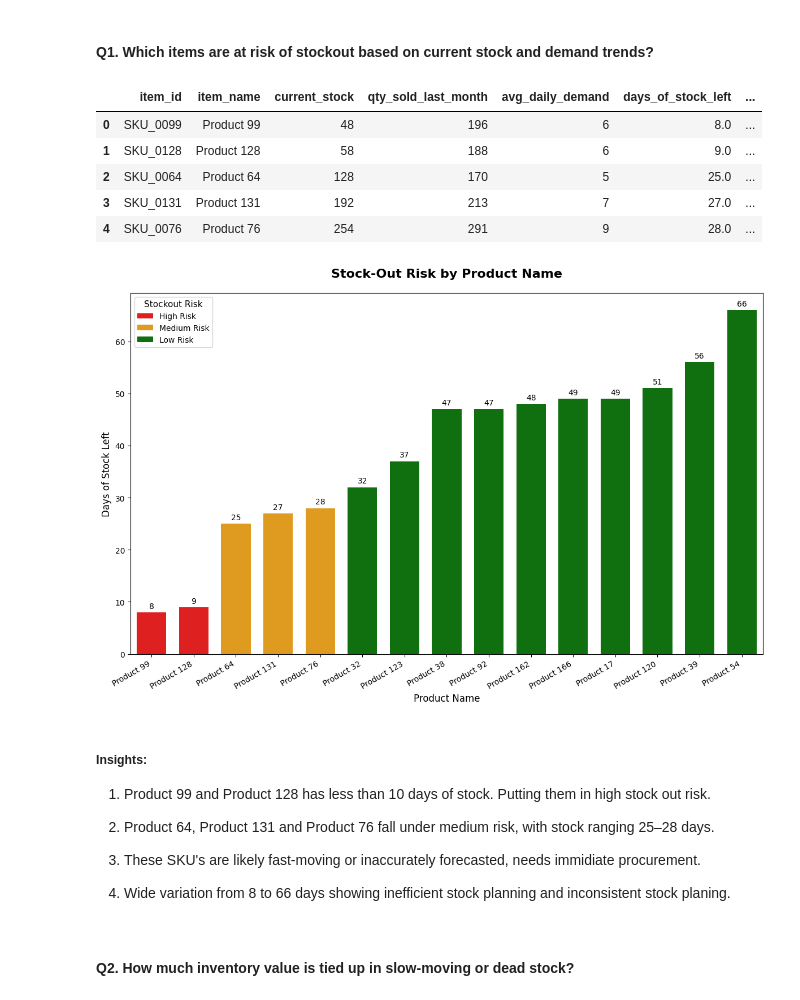
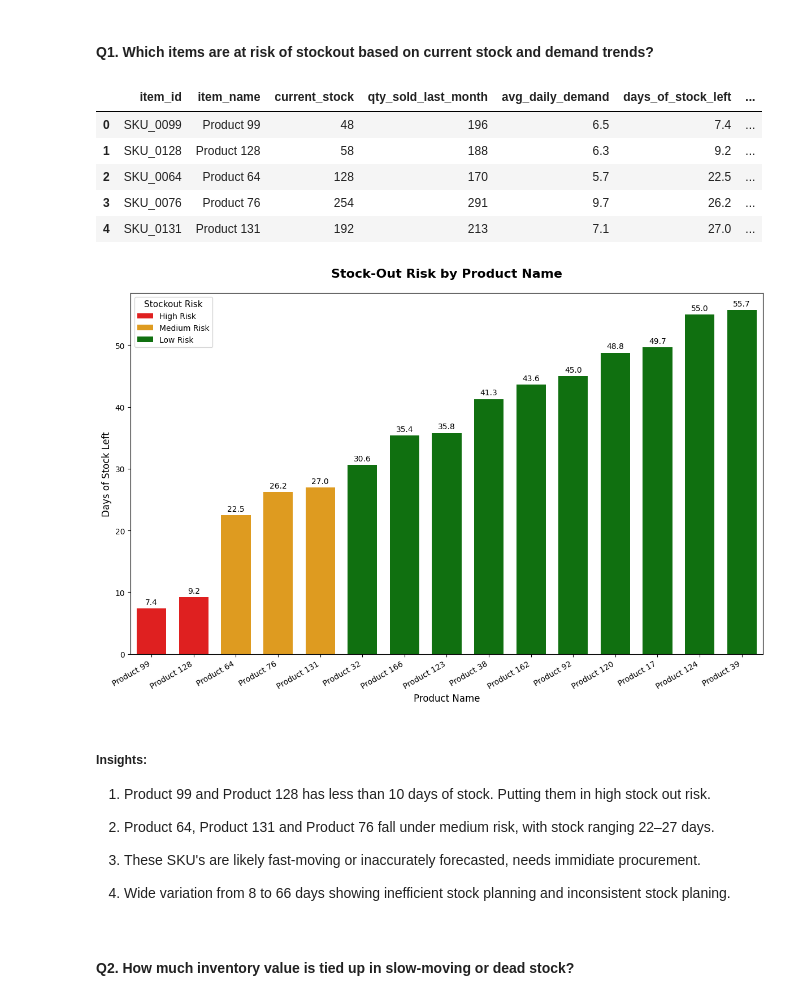
Before and after one commit to hemant4dsci/warehouse_inventory_optimization_analytics, a Jupyter notebook: notebooks/inventory_analytics.ipynb, the cells around one changed output. Drawn from its saved outputs; the diff is of its cells as text; code cells hidden in the pictures.

```diff
--- a/notebooks/inventory_analytics.ipynb
+++ b/notebooks/inventory_analytics.ipynb
@@ -105,11 +105,11 @@ WITH
             inv.item_id,
             inv.item_name,
             inv.current_stock,
-            COALESCE(lmqs.qty_sold_last_month, 0) AS qty_sold_last_month,
-            COALESCE(lmqs.qty_sold_last_month / 30, 0) AS avg_daily_demand
+            lmqs.qty_sold_last_month,
+            ROUND(lmqs.qty_sold_last_month / 30::NUMERIC, 1) AS avg_daily_demand
         FROM
             inventory inv
-            LEFT JOIN last_month_qty_sold lmqs ON lmqs.item_id = inv.item_id
+            JOIN last_month_qty_sold lmqs ON lmqs.item_id = inv.item_id
     )
 SELECT
     item_id,
@@ -118,7 +118,7 @@ SELECT
     qty_sold_last_month,
     avg_daily_demand,
     CASE
-        WHEN avg_daily_demand > 0 THEN current_stock / avg_daily_demand
+        WHEN avg_daily_demand > 0 THEN ROUND(current_stock / avg_daily_demand, 1)
         ELSE NULL
     END AS days_of_stock_left,
     CASE
@@ -137,47 +137,47 @@ demand_trend = pd.read_sql(sql=sql_q1, con=engine)
 demand_trend.head()
 # %% [output]
 |  | item_id | item_name | current_stock | qty_sold_last_month | avg_daily_demand | days_of_stock_left | ... |
-| 0 | SKU_0099 | Product 99 | 48 | 196 | 6 | 8.0 | ... |
-| 1 | SKU_0128 | Product 128 | 58 | 188 | 6 | 9.0 | ... |
-| 2 | SKU_0064 | Product 64 | 128 | 170 | 5 | 25.0 | ... |
-| 3 | SKU_0131 | Product 131 | 192 | 213 | 7 | 27.0 | ... |
-| 4 | SKU_0076 | Product 76 | 254 | 291 | 9 | 28.0 | ... |
+| 0 | SKU_0099 | Product 99 | 48 | 196 | 6.5 | 7.4 | ... |
+| 1 | SKU_0128 | Product 128 | 58 | 188 | 6.3 | 9.2 | ... |
+| 2 | SKU_0064 | Product 64 | 128 | 170 | 5.7 | 22.5 | ... |
+| 3 | SKU_0076 | Product 76 | 254 | 291 | 9.7 | 26.2 | ... |
+| 4 | SKU_0131 | Product 131 | 192 | 213 | 7.1 | 27.0 | ... |
 # %%
 plt.figure(figsize=(12, 8))
 ax = sns.barplot(
     data=demand_trend.head(15),
     x="item_name",
     y="days_of_stock_left",
     hue="stockout_risk",
     palette=sns.blend_palette(["red", "orange", "green"], n_colors=3),
     width=0.7,
 )
 
 # Add labels to the plot
 plt.title("Stock-Out Risk by Product Name", fontsize=16, fontweight="bold", pad=20)
 plt.xlabel("Product Name", fontsize=12)
 plt.ylabel("Days of Stock Left", fontsize=12)
 
 # Add value labels on top of each bar
 for container in ax.containers:
-    ax.bar_label(container, fmt="%d", padding=3, fontsize=10)
+    ax.bar_label(container, fmt="%.1f", padding=3, fontsize=10)
 
 # Rotate x-axis labels
 plt.xticks(rotation=30, ha="right")
 
 # Adjust legend
 plt.legend(title="Stockout Risk", title_fontsize=11, fontsize=10, loc="upper left")
 
 plt.tight_layout()
 plt.show()
 # %% [output]
-[figure, old version]
+[figure, new version]
 # %% [markdown]
 ##### Insights:
 
 1. Product 99 and Product 128 has less than 10 days of stock. Putting them in high stock out risk.
 
-2. Product 64, Product 131 and Product 76 fall under medium risk, with stock ranging 25–28 days.
+2. Product 64, Product 131 and Product 76 fall under medium risk, with stock ranging 22–27 days.
 
 3. These SKU's are likely fast-moving or inaccurately forecasted, needs immidiate procurement.
 
```
